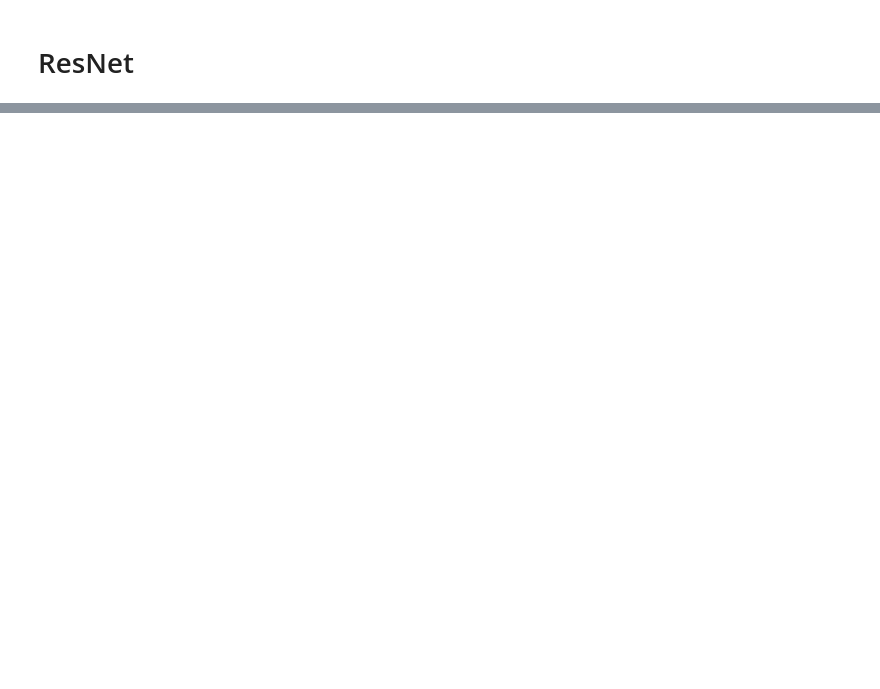
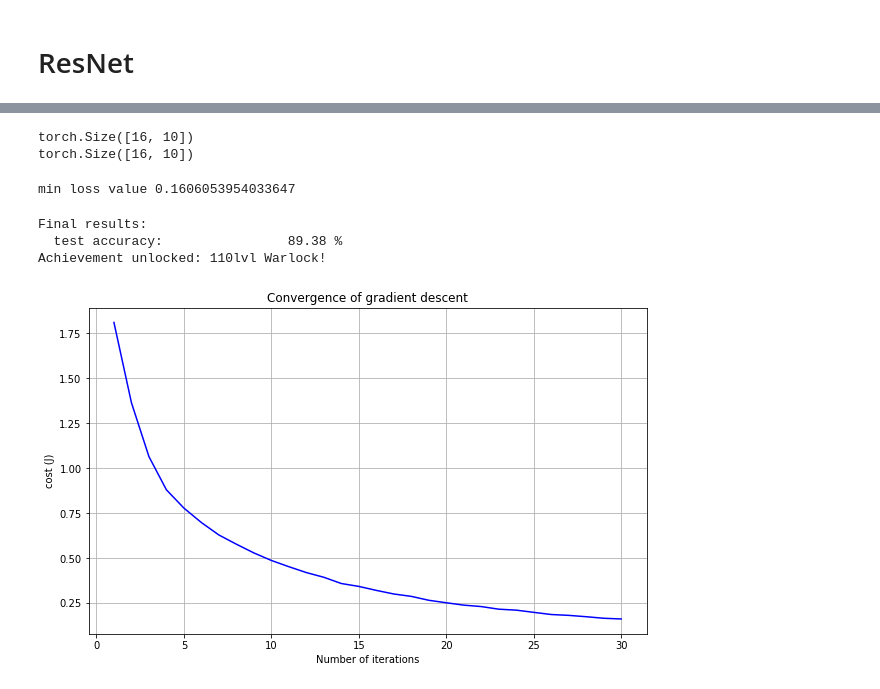
Before and after one commit to camaro1200/ImageClassificationModels, a Jupyter notebook: seminar_pytorch.ipynb, the cells around one changed output, grey strips where cells are left out. Cells and saved outputs as stored; diff of their text form; code cells hidden in the pictures; blank space fills up the shorter version.

```diff
--- a/seminar_pytorch.ipynb
+++ b/seminar_pytorch.ipynb
@@ -1032,0 +1086,23 @@ pwd
+# %%
+class IdentityBlock(nn.Module):
+    def __init__(self, in_channels, out_channels):
+        super(IdentityBlock, self).__init__()
+        self.block = nn.Sequential(
+            nn.Conv2d(in_channels, out_channels, kernel_size=3, stride=1, padding=1, bias=False),
+            nn.BatchNorm2d(out_channels),
+            nn.ReLU(),
+            nn.Conv2d(out_channels, out_channels, kernel_size=3, stride=1, padding=1, bias=False),
+            nn.BatchNorm2d(out_channels),
+        )
+        self.relu = nn.ReLU()
+
+
+    def forward(self, X):
+        identity = X.clone()
+
+        X = self.block(X)
+
+        X += identity
+        X = self.relu(X)
+
+        return X
@@ -1032,0 +1189,30 @@ pwd
+# %%
+training_set = Dataset(X_train, y_train, transform=resnet_train_transform)
+testing_set = Dataset(X_test, y_test, transform=resnet_test_transform)
+
+trainloader, testloader = get_loaders(training_set, testing_set, batch_size=16)
+
+res_net = ResNet18(num_classes=10)
+
+# check forward pass
+check_forward_pass(res_net, trainloader)
+
+# check forward pass
+check_forward_pass_cuda(res_net, trainloader)
+
+# train model
+loss_vals = train_model(res_net, trainloader)
+
+# get convergence graph
+convergence_graph(loss_vals)
+
+# eval model
+eval_model(res_net, testloader)
+# %% [output]
+torch.Size([16, 10])
+torch.Size([16, 10])
+min loss value 0.1606053954033647
+Final results:
+  test accuracy:                89.38 %
+Achievement unlocked: 110lvl Warlock!
+[figure, added]
```
Also changed, not shown: parts of 17 cells of this notebook.
